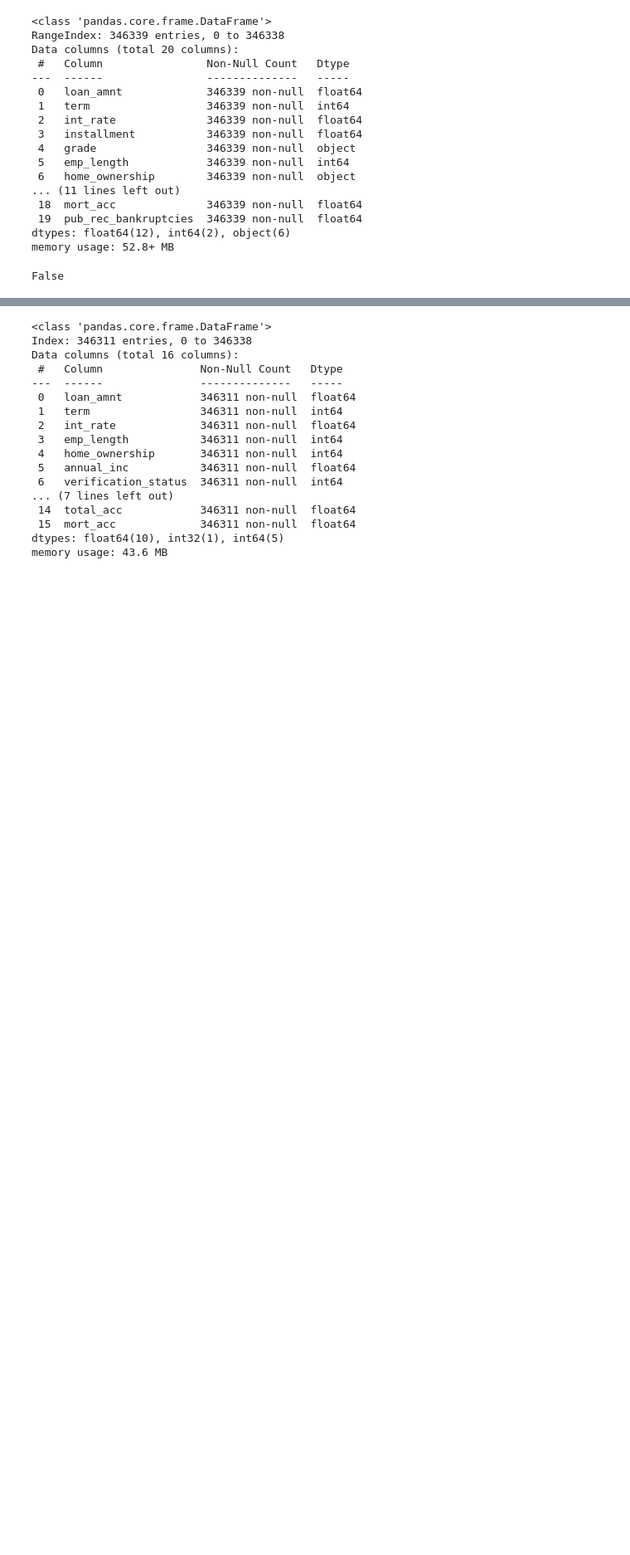
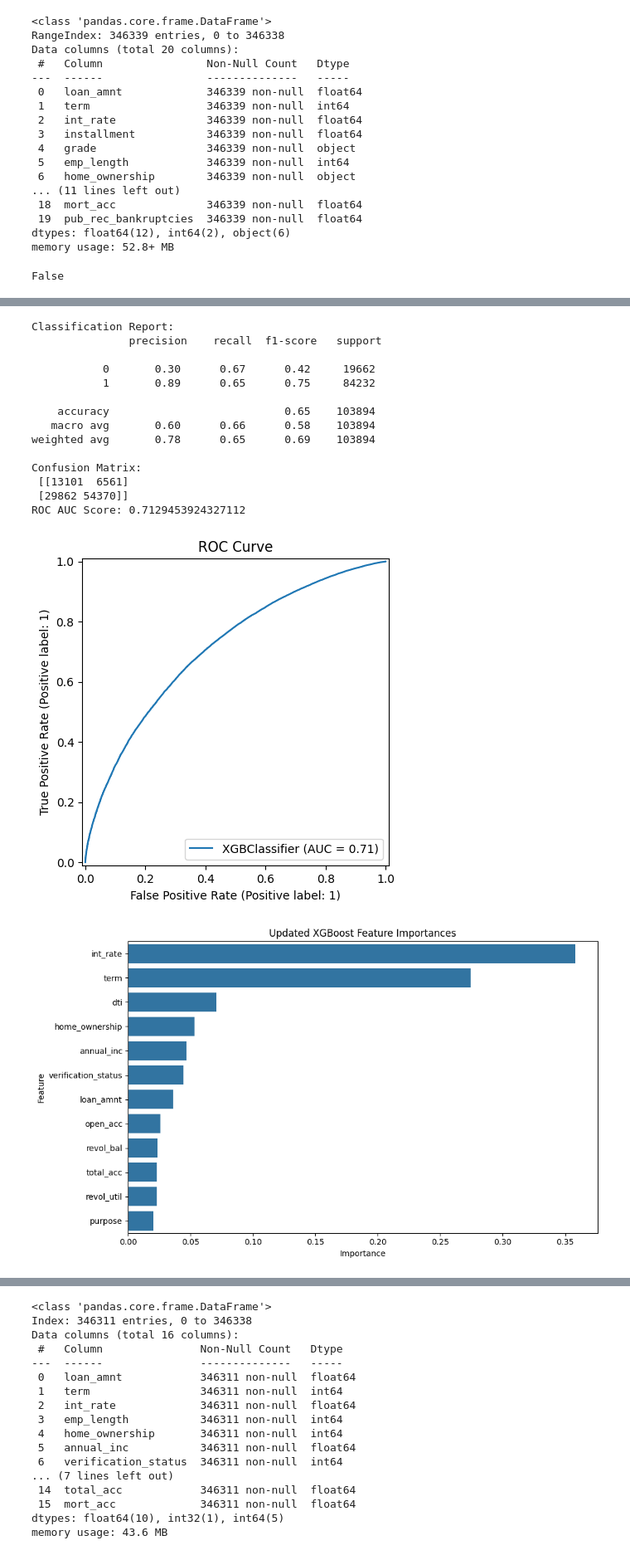
Before and after one commit to Nidhi-Pawar/credit_line_eligibility, a Jupyter notebook: notebooks/04_Feature-Engineering.ipynb, the cells around one changed output, grey strips where cells are left out. Shown at 83% size. Drawn from its saved outputs; the diff is of its cells as text; code cells hidden in the pictures; blank space fills up the shorter version.

```diff
--- a/notebooks/04_Feature-Engineering.ipynb
+++ b/notebooks/04_Feature-Engineering.ipynb
@@ -233,0 +275,4 @@ shap.summary_plot(shap_values, X_sampled)
+# %%
+df2 = df1.drop(columns=[ 'application_type', 'pub_rec_bankruptcies','emp_length','pub_rec','mort_acc', 'loan_int', 'dti_income'])
+print(df2.shape)
+df2.head()
@@ -233,0 +287,70 @@ shap.summary_plot(shap_values, X_sampled)
+# %%
+from sklearn.metrics import classification_report
+from sklearn.metrics import confusion_matrix
+from sklearn.metrics import roc_auc_score, RocCurveDisplay
+from sklearn.model_selection import train_test_split
+
+
+y = df2['loan_status']
+X = df2.drop(columns=['loan_status'])
+X_train, X_test, y_train, y_test = train_test_split(X,y,test_size=0.30,stratify=y,random_state=10)
+
+from xgboost import XGBClassifier
+
+# Initialize and fit XGBoost
+xgb_model = XGBClassifier(
+    n_estimators=100,
+    learning_rate=0.1,
+    scale_pos_weight = 0.2334,
+    max_depth=5,
+    subsample=0.8,
+    colsample_bytree=0.8,
+    use_label_encoder=False,
+    eval_metric='logloss',
+    random_state=42
+)
+
+xgb_model.fit(X_train, y_train)
+
+# Predictions
+y_pred = xgb_model.predict(X_test)
+y_proba = xgb_model.predict_proba(X_test)[:, 1]
+
+# Evaluation Metrics
+print("Classification Report:\n", classification_report(y_test, y_pred))
+print("Confusion Matrix:\n", confusion_matrix(y_test, y_pred))
+print("ROC AUC Score:", roc_auc_score(y_test, y_proba))
+
+# ROC Curve
+RocCurveDisplay.from_estimator(xgb_model, X_test, y_test)
+plt.title("ROC Curve")
+plt.show()
+
+# Feature Importances
+importances = pd.DataFrame({
+    'Feature': X.columns,
+    'Importance': xgb_model.feature_importances_
+}).sort_values(by="Importance", ascending=False)
+
+plt.figure(figsize=(10, 6))
+sns.barplot(x="Importance", y="Feature", data=importances)
+plt.title("Updated XGBoost Feature Importances")
+plt.tight_layout()
+plt.show()
+# %% [output]
+Classification Report:
+               precision    recall  f1-score   support
+
+           0       0.30      0.67      0.42     19662
+           1       0.89      0.65      0.75     84232
+
+    accuracy                           0.65    103894
+   macro avg       0.60      0.66      0.58    103894
+weighted avg       0.78      0.65      0.69    103894
+
+Confusion Matrix:
+ [[13101  6561]
+ [29862 54370]]
+ROC AUC Score: 0.7129453924327112
+[figure, added]
+[figure, added]
```
Also changed, not shown: parts of 14 cells of this notebook.
